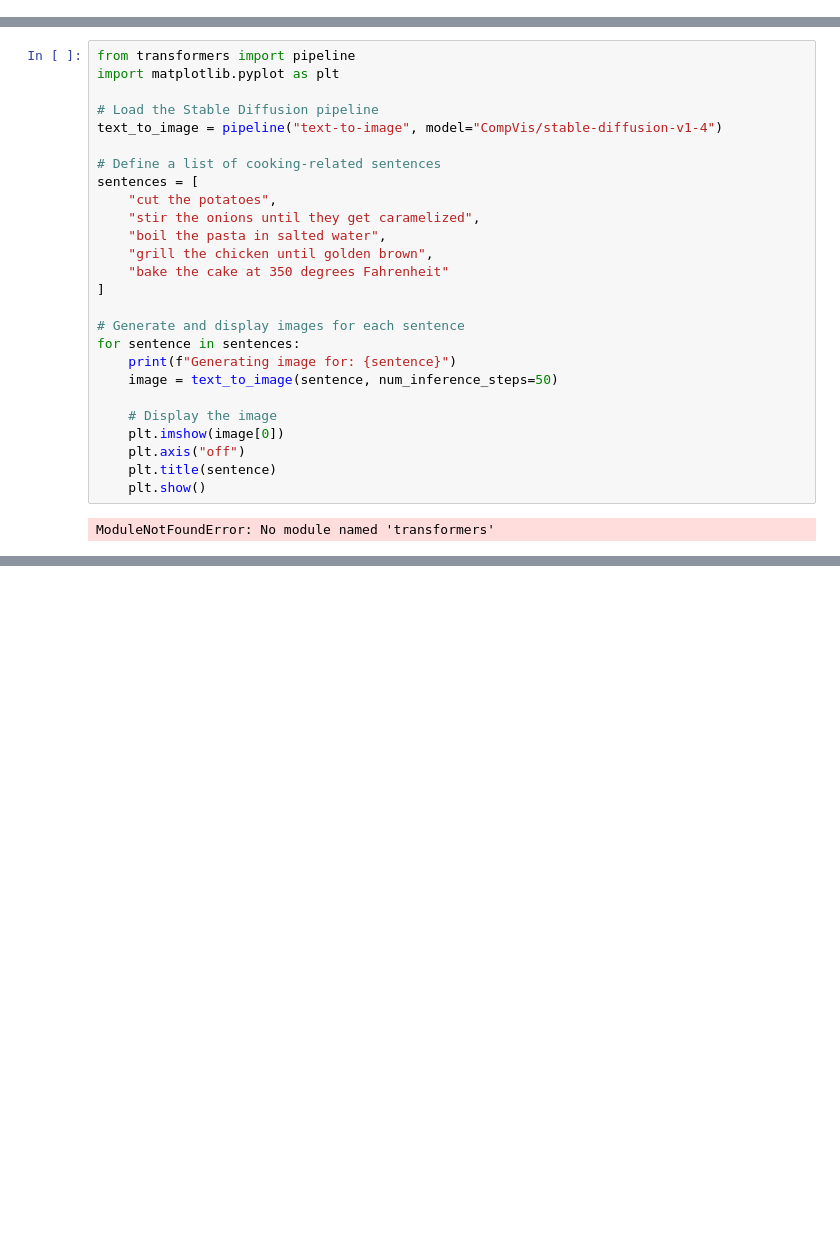
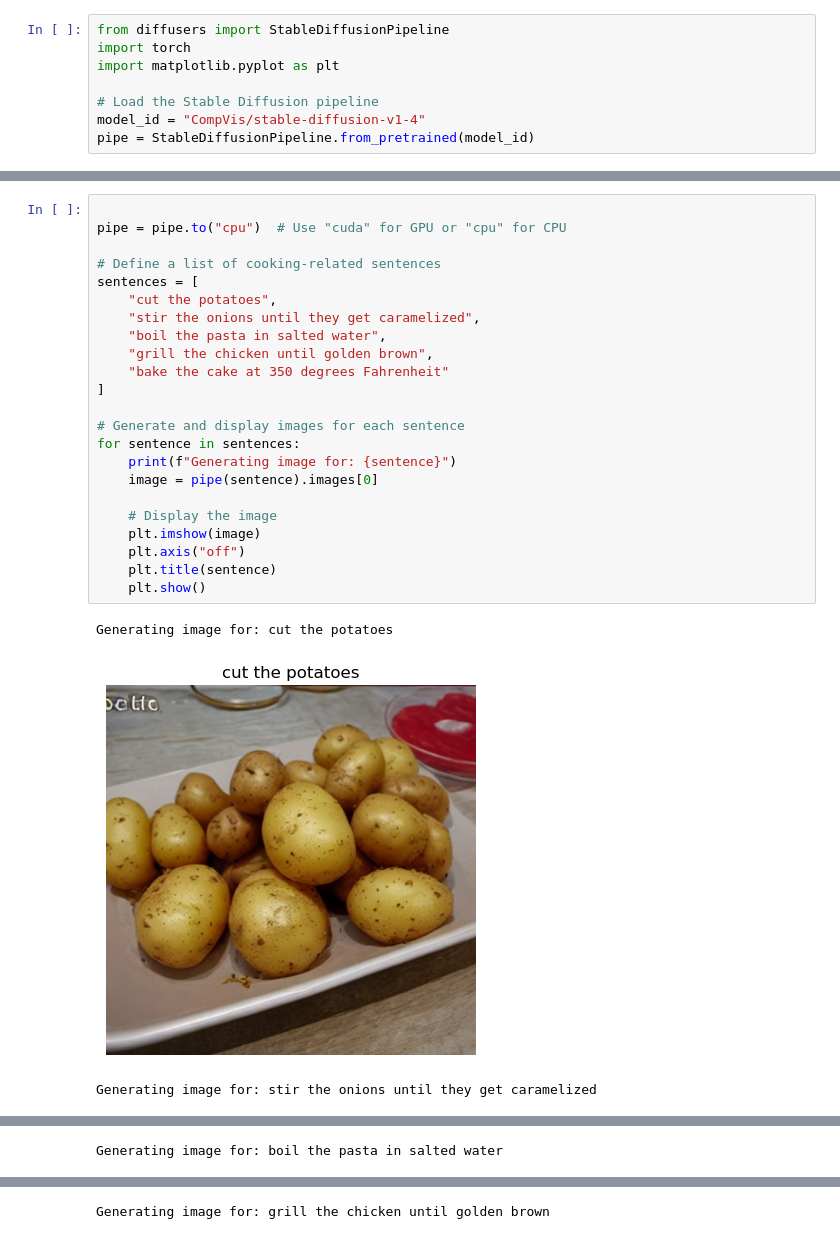
Before and after one commit to shivaUlttramarine/cooking_app_langchain, a Jupyter notebook: fruit_maker.ipynb, the cells around one changed output, grey strips where cells are left out. Drawn from its saved outputs; the diff is of its cells as text; blank space fills up the shorter version.

```diff
--- a/fruit_maker.ipynb
+++ b/fruit_maker.ipynb
@@ -4,0 +10,8 @@ SyntaxError: invalid syntax (1310128242.py, line 1)
+# %%
+from diffusers import StableDiffusionPipeline
+import torch
+import matplotlib.pyplot as plt
+
+# Load the Stable Diffusion pipeline
+model_id = "CompVis/stable-diffusion-v1-4"
+pipe = StableDiffusionPipeline.from_pretrained(model_id)
@@ -5,28 +40,27 @@ SyntaxError: invalid syntax (1310128242.py, line 1)
 # %%
-from transformers import pipeline
-import matplotlib.pyplot as plt
 
-# Load the Stable Diffusion pipeline
-text_to_image = pipeline("text-to-image", model="CompVis/stable-diffusion-v1-4")
+pipe = pipe.to("cpu")  # Use "cuda" for GPU or "cpu" for CPU
 
 # Define a list of cooking-related sentences
 sentences = [
     "cut the potatoes",
     "stir the onions until they get caramelized",
     "boil the pasta in salted water",
     "grill the chicken until golden brown",
     "bake the cake at 350 degrees Fahrenheit"
 ]
 
 # Generate and display images for each sentence
 for sentence in sentences:
     print(f"Generating image for: {sentence}")
-    image = text_to_image(sentence, num_inference_steps=50)
+    image = pipe(sentence).images[0]
 
     # Display the image
-    plt.imshow(image[0])
+    plt.imshow(image)
     plt.axis("off")
     plt.title(sentence)
     plt.show()
 # %% [output]
-ModuleNotFoundError: No module named 'transformers'
+Generating image for: cut the potatoes
+[figure, added]
+Generating image for: stir the onions until they get caramelized
@@ -32,0 +68 @@ ModuleNotFoundError: No module named 'transformers'
+Generating image for: boil the pasta in salted water
@@ -32,0 +70 @@ ModuleNotFoundError: No module named 'transformers'
+Generating image for: grill the chicken until golden brown
```
Also changed, not shown: parts of 6 cells of this notebook, 23 other files.
